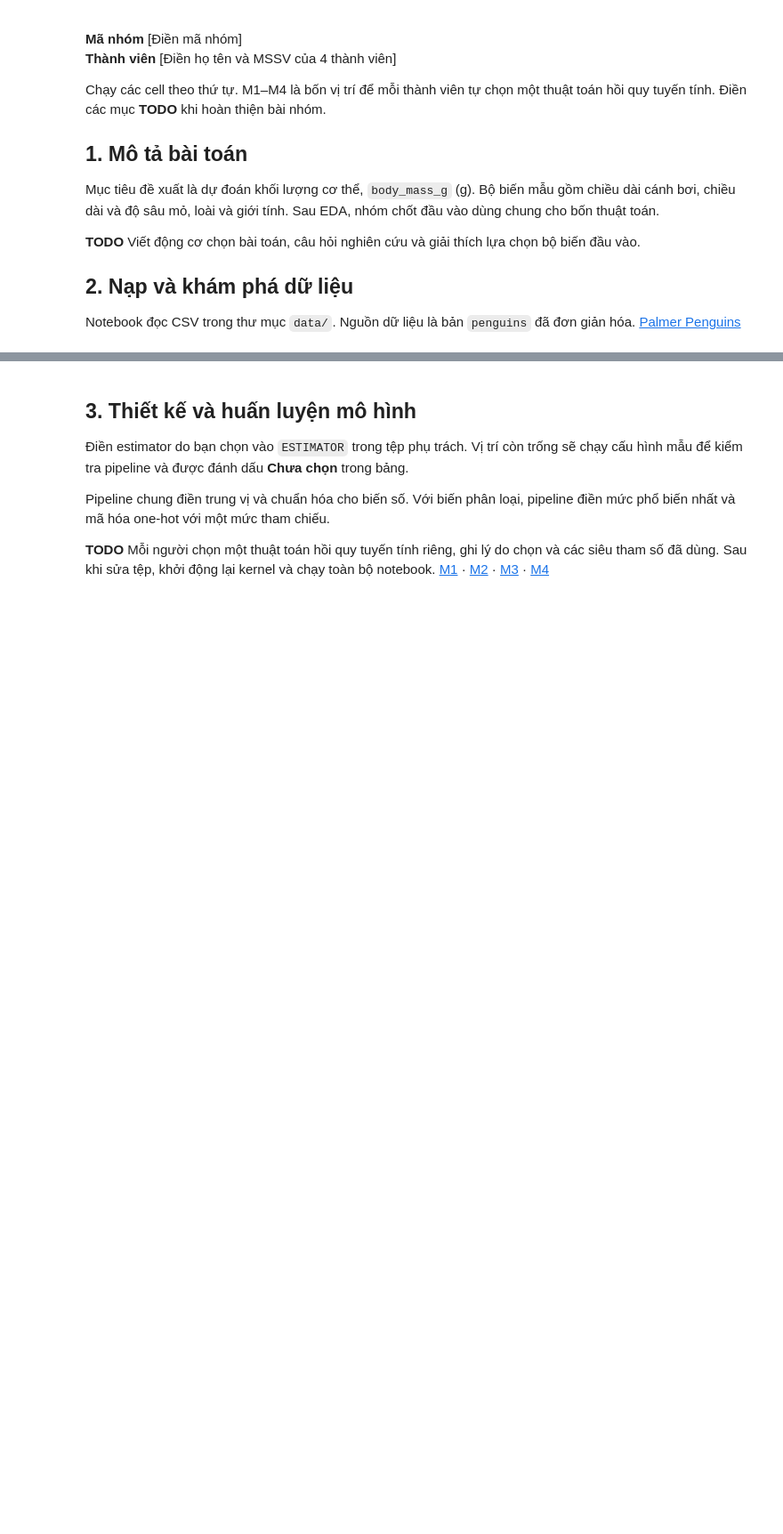
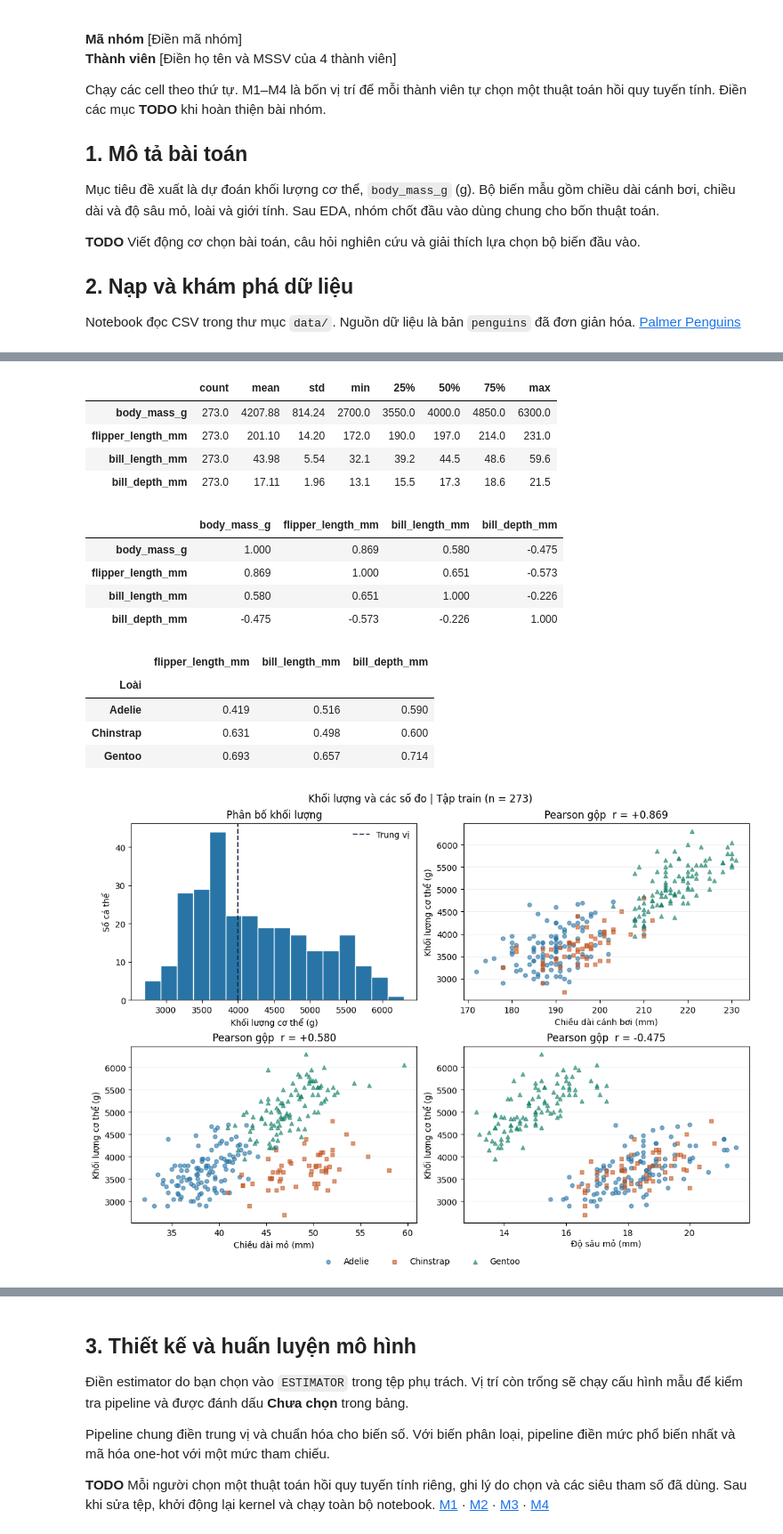
Before and after one commit to phuctran33/regression-lab01, a Jupyter notebook: source/lab01.ipynb, the cells around one changed output, grey strips where cells are left out. Shown at 89% size. Cells and saved outputs as stored; diff of their text form; code cells hidden in the pictures; blank space fills up the shorter version.

Commit message:
Add Palmer Penguins exploratory data analysis

```diff
--- a/source/lab01.ipynb
+++ b/source/lab01.ipynb
@@ -78,0 +92,57 @@ plt.show()
+# %%
+measurement_features = ["flipper_length_mm", "bill_length_mm", "bill_depth_mm"]
+numeric_columns = [TARGET, *measurement_features]
+pearson = train_data[numeric_columns].corr()
+
+species_groups = dict(iter(train_data.groupby("species")))
+species_colors = dict(zip(species_groups, ["#2874A6", "#C65721", "#16806A"]))
+species_markers = dict(zip(species_groups, ["o", "s", "^"]))
+
+display(train_data[numeric_columns].describe().T.round(2))
+display(pearson.round(3))
+pearson_by_species = pd.DataFrame({
+    species: group[measurement_features].corrwith(group[TARGET])
+    for species, group in species_groups.items()
+}).T
+display(pearson_by_species.rename_axis("Loài").round(3))
+
+numeric_figure, axes = plt.subplots(2, 2, figsize=(11, 8), layout="constrained")
+hist_ax = axes.flat[0]
+hist_ax.hist(y_train, bins=16, color="#2874A6", edgecolor="white")
+hist_ax.axvline(y_train.median(), color="#202C3C", linestyle="--", label="Trung vị")
+hist_ax.set(xlabel=LABELS[TARGET], ylabel="Số cá thể", title="Phân bố khối lượng")
+hist_ax.legend(frameon=False)
+
+for ax, feature in zip(axes.flat[1:], measurement_features):
+    for species, group in species_groups.items():
+        ax.scatter(
+            group[feature], group[TARGET], label=species, color=species_colors[species],
+            marker=species_markers[species], alpha=0.60, s=22,
+        )
+    ax.set(
+        xlabel=LABELS[feature], ylabel=LABELS[TARGET],
+        title=f"Pearson gộp  r = {pearson.loc[feature, TARGET]:+.3f}",
+    )
+    ax.grid(axis="y", alpha=0.20)
+
+handles, labels = axes.flat[1].get_legend_handles_labels()
+numeric_figure.legend(handles, labels, loc="outside lower center", ncols=3, frameon=False)
+numeric_figure.suptitle(f"Khối lượng và các số đo | Tập train (n = {len(train_data)})")
+plt.show()
+# %% [output]
+|  | count | mean | std | min | 25% | 50% | 75% | max |
+| body_mass_g | 273.0 | 4207.88 | 814.24 | 2700.0 | 3550.0 | 4000.0 | 4850.0 | 6300.0 |
+| flipper_length_mm | 273.0 | 201.10 | 14.20 | 172.0 | 190.0 | 197.0 | 214.0 | 231.0 |
+| bill_length_mm | 273.0 | 43.98 | 5.54 | 32.1 | 39.2 | 44.5 | 48.6 | 59.6 |
+| bill_depth_mm | 273.0 | 17.11 | 1.96 | 13.1 | 15.5 | 17.3 | 18.6 | 21.5 |
+|  | body_mass_g | flipper_length_mm | bill_length_mm | bill_depth_mm |
+| body_mass_g | 1.000 | 0.869 | 0.580 | -0.475 |
+| flipper_length_mm | 0.869 | 1.000 | 0.651 | -0.573 |
+| bill_length_mm | 0.580 | 0.651 | 1.000 | -0.226 |
+| bill_depth_mm | -0.475 | -0.573 | -0.226 | 1.000 |
+|  | flipper_length_mm | bill_length_mm | bill_depth_mm |
+| Loài |  |  |  |
+| Adelie | 0.419 | 0.516 | 0.590 |
+| Chinstrap | 0.631 | 0.498 | 0.600 |
+| Gentoo | 0.693 | 0.657 | 0.714 |
+[figure, added]
```
Also changed, not shown: parts of 5 cells of this notebook, 3 other files.
